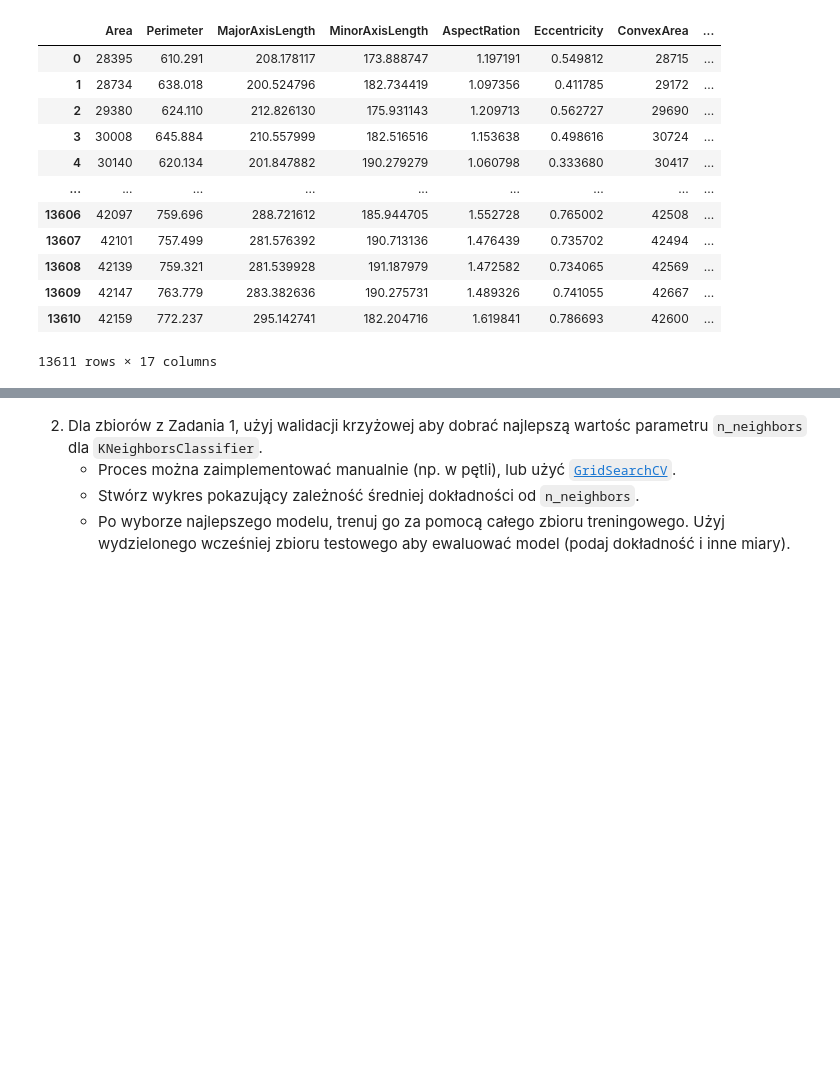
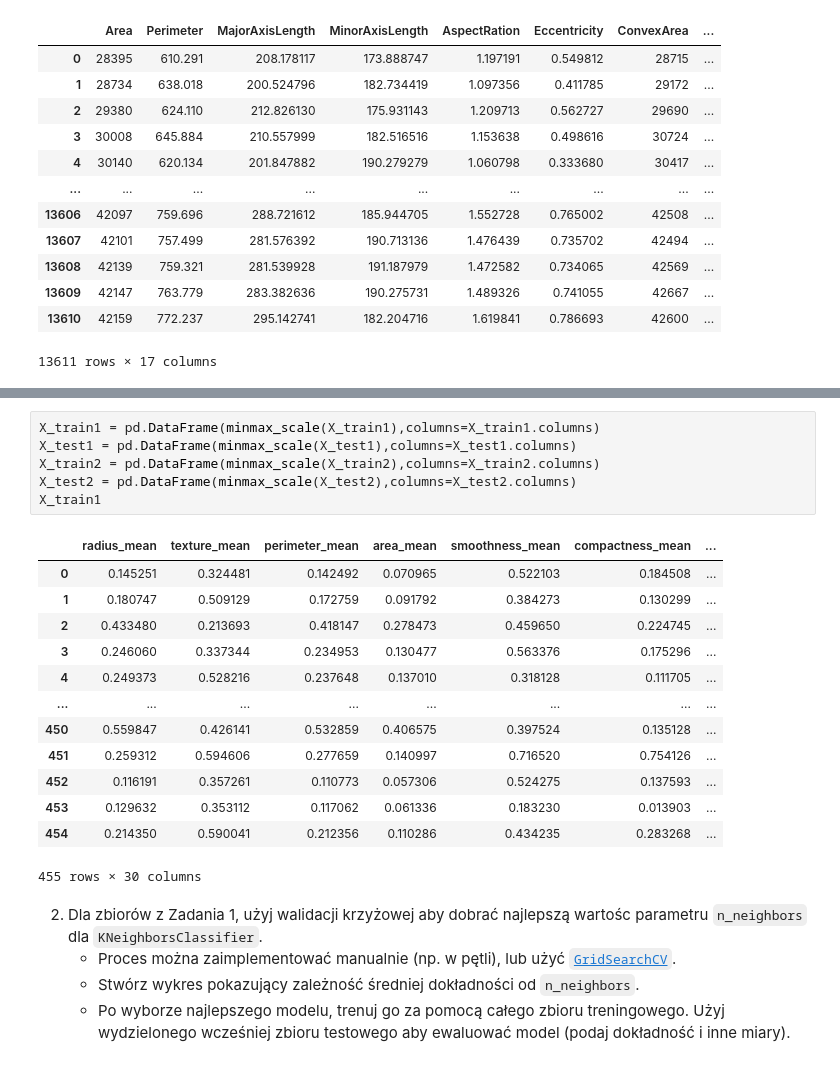
Before and after one commit to MichalBrodackiPJA/Eksploracja-i-Wizualizacja-Danych, a Jupyter notebook: Ćwiczenia 5/Lab - Klasyfikacja (dodatkowe zadania).ipynb, the cells around one changed output, grey strips where cells are left out. Cells and saved outputs as stored; diff of their text form; blank space fills up the shorter version.

```diff
--- a/Ćwiczenia 5/Lab - Klasyfikacja (dodatkowe zadania).ipynb
+++ b/Ćwiczenia 5/Lab - Klasyfikacja (dodatkowe zadania).ipynb
@@ -57,3 +99,23 @@ data2
+# %%
+X_train1 = pd.DataFrame(minmax_scale(X_train1),columns=X_train1.columns)
+X_test1 = pd.DataFrame(minmax_scale(X_test1),columns=X_test1.columns)
+X_train2 = pd.DataFrame(minmax_scale(X_train2),columns=X_train2.columns)
+X_test2 = pd.DataFrame(minmax_scale(X_test2),columns=X_test2.columns)
+X_train1
+# %% [output]
+|  | radius_mean | texture_mean | perimeter_mean | area_mean | smoothness_mean | compactness_mean | ... |
+| 0 | 0.145251 | 0.324481 | 0.142492 | 0.070965 | 0.522103 | 0.184508 | ... |
+| 1 | 0.180747 | 0.509129 | 0.172759 | 0.091792 | 0.384273 | 0.130299 | ... |
+| 2 | 0.433480 | 0.213693 | 0.418147 | 0.278473 | 0.459650 | 0.224745 | ... |
+| 3 | 0.246060 | 0.337344 | 0.234953 | 0.130477 | 0.563376 | 0.175296 | ... |
+| 4 | 0.249373 | 0.528216 | 0.237648 | 0.137010 | 0.318128 | 0.111705 | ... |
+| ... | ... | ... | ... | ... | ... | ... | ... |
+| 450 | 0.559847 | 0.426141 | 0.532859 | 0.406575 | 0.397524 | 0.135128 | ... |
+| 451 | 0.259312 | 0.594606 | 0.277659 | 0.140997 | 0.716520 | 0.754126 | ... |
+| 452 | 0.116191 | 0.357261 | 0.110773 | 0.057306 | 0.524275 | 0.137593 | ... |
+| 453 | 0.129632 | 0.353112 | 0.117062 | 0.061336 | 0.183230 | 0.013903 | ... |
+| 454 | 0.214350 | 0.590041 | 0.212356 | 0.110286 | 0.434235 | 0.283268 | ... |
+455 rows × 30 columns
 # %% [markdown]
 2. Dla zbiorów z Zadania 1, użyj walidacji krzyżowej aby dobrać najlepszą wartośc parametru `n_neighbors` dla `KNeighborsClassifier`.
     - Proces można zaimplementować manualnie (np. w pętli), lub użyć [`GridSearchCV`](https://scikit-learn.org/stable/modules/generated/sklearn.model_selection.GridSearchCV.html).
```
Also changed, not shown: parts of 7 cells of this notebook.
